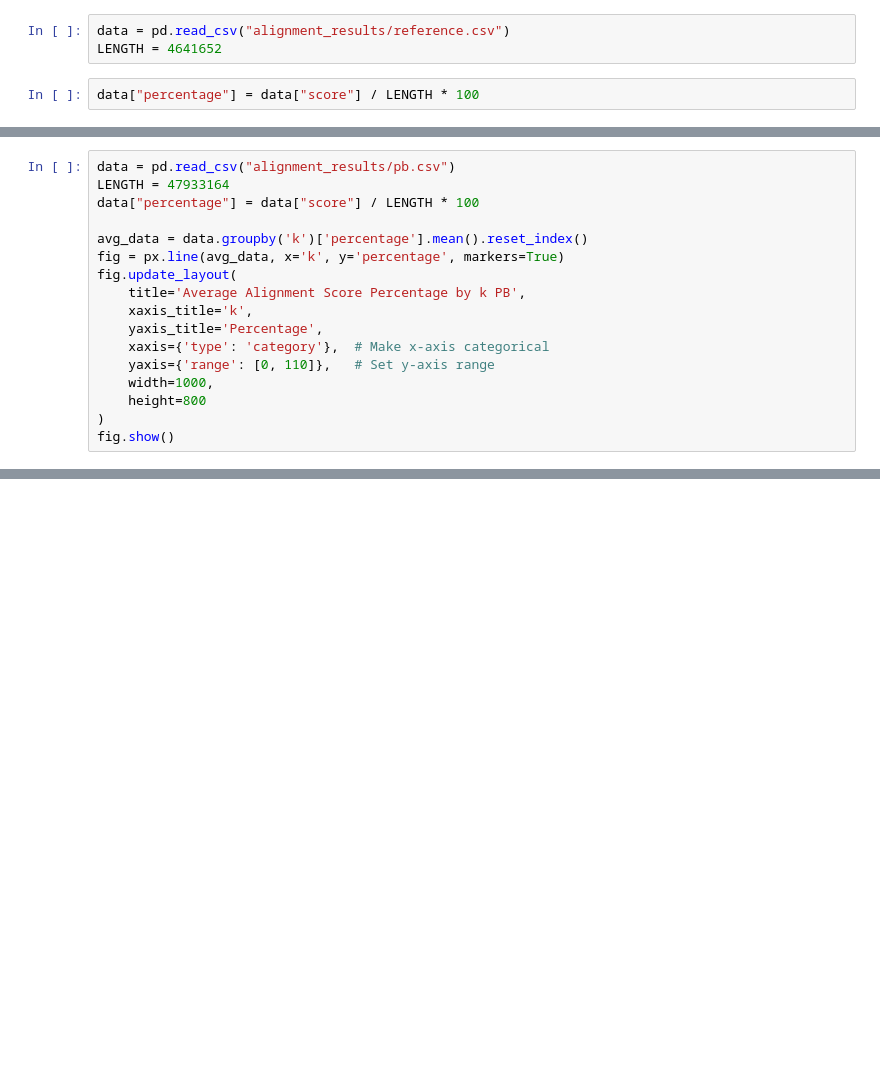
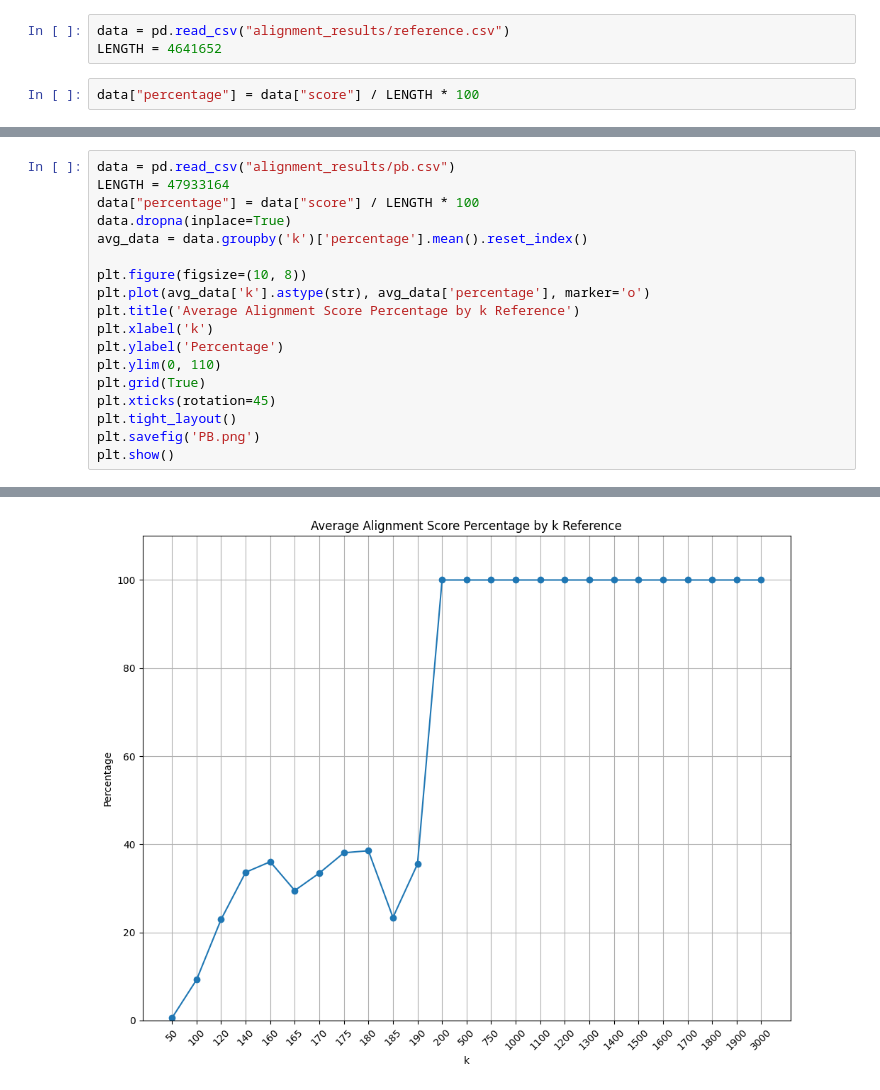
Before and after one commit to LukaMucko/Bioinf2, a Jupyter notebook: AlignmentScores.ipynb, the cells around one changed output, grey strips where cells are left out. Saved outputs shown, nothing was run; the diff lists cells and outputs as text; blank space fills up the shorter version.

```diff
--- a/AlignmentScores.ipynb
+++ b/AlignmentScores.ipynb
@@ -44,17 +45,18 @@ fig.show()
 data = pd.read_csv("alignment_results/pb.csv")
 LENGTH = 47933164
 data["percentage"] = data["score"] / LENGTH * 100
+data.dropna(inplace=True)
+avg_data = data.groupby('k')['percentage'].mean().reset_index()
 
-avg_data = data.groupby('k')['percentage'].mean().reset_index()
-fig = px.line(avg_data, x='k', y='percentage', markers=True)
-fig.update_layout(
-    title='Average Alignment Score Percentage by k PB',
-    xaxis_title='k',
-    yaxis_title='Percentage',
-    xaxis={'type': 'category'},  # Make x-axis categorical
-    yaxis={'range': [0, 110]},   # Set y-axis range
-    width=1000,
-    height=800
-)
-fig.show()
+plt.figure(figsize=(10, 8))
+plt.plot(avg_data['k'].astype(str), avg_data['percentage'], marker='o')
+plt.title('Average Alignment Score Percentage by k Reference')
+plt.xlabel('k')
+plt.ylabel('Percentage')
+plt.ylim(0, 110)
+plt.grid(True)
+plt.xticks(rotation=45)
+plt.tight_layout()
+plt.savefig('PB.png')
+plt.show()
 # %% [output]
@@ -61,0 +63 @@ fig.show()
+[figure, added]
```
Also changed, not shown: parts of 5 cells of this notebook, 4 other files.
